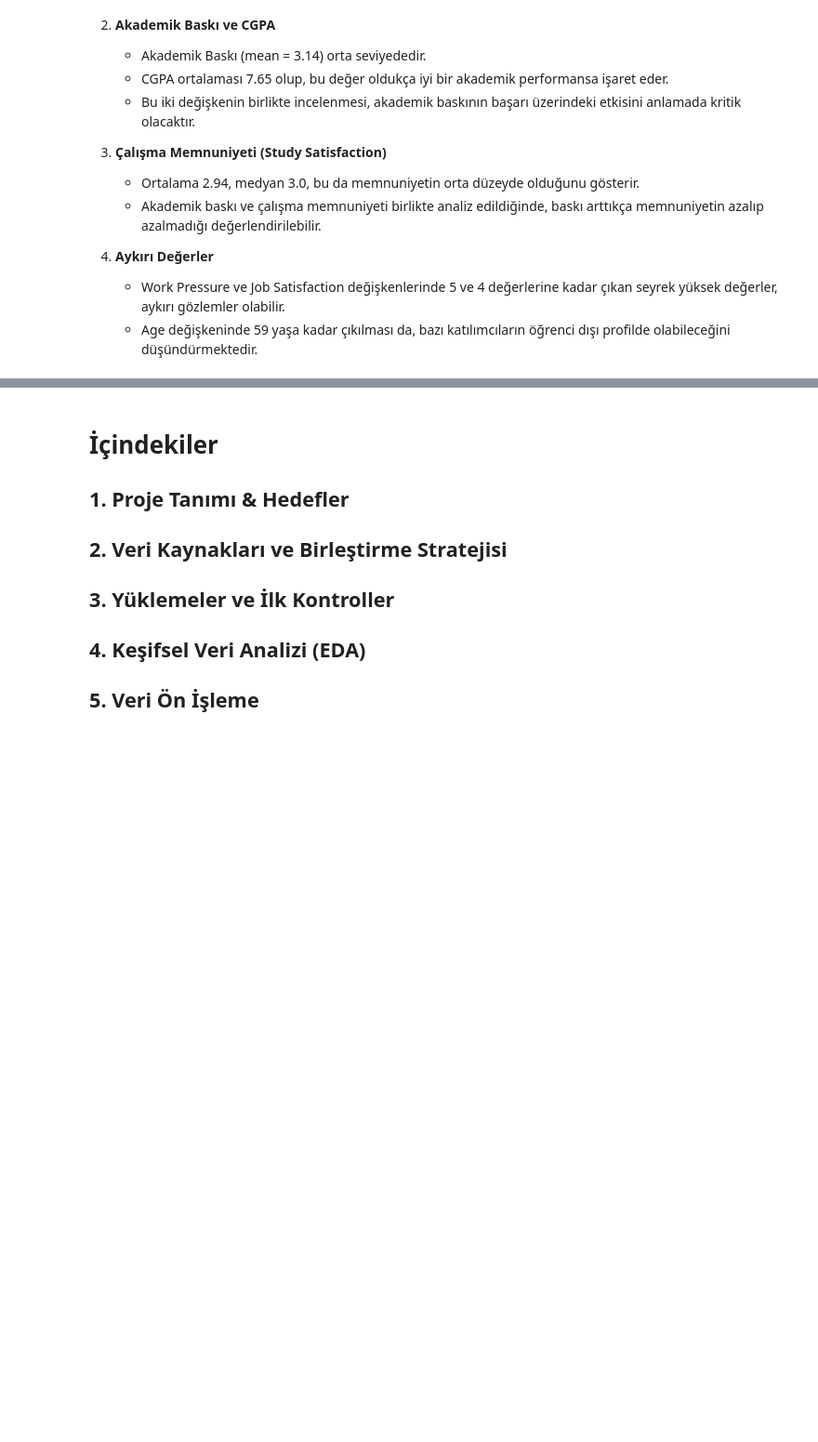
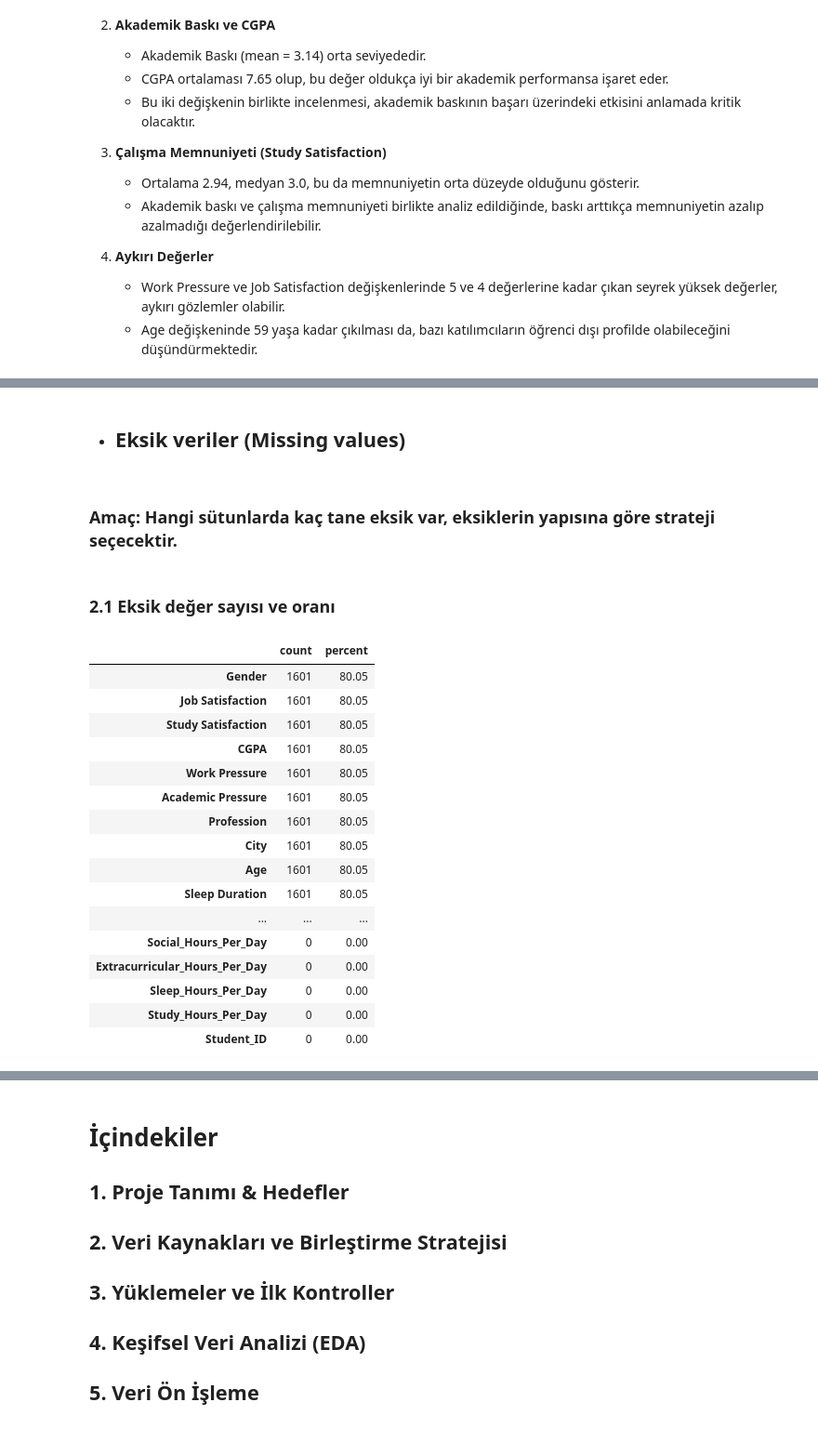
Before and after one commit to baafbass/UniMind, a Jupyter notebook: UniMind.ipynb, the cells around one changed output, grey strips where cells are left out. Shown at 93% size. Cells and saved outputs as stored; diff of their text form; code cells hidden in the pictures; blank space fills up the shorter version.

```diff
--- a/UniMind.ipynb
+++ b/UniMind.ipynb
@@ -219,0 +350,28 @@ files in current directory
+# %% [markdown]
+- ## Eksik veriler (Missing values)
+# %% [markdown]
+### **Amaç:** Hangi sütunlarda kaç tane eksik var, eksiklerin yapısına göre strateji seçecektir.
+# %% [markdown]
+### 2.1 Eksik değer sayısı ve oranı
+# %%
+miss = merged_df.isnull().sum().sort_values(ascending=False)
+miss_percent = (miss / len(merged_df) * 100).round(2)
+pd.concat([miss, miss_percent], axis=1, keys=['count', 'percent']).head(30)
+# %% [output]
+|  | count | percent |
+| Gender | 1601 | 80.05 |
+| Job Satisfaction | 1601 | 80.05 |
+| Study Satisfaction | 1601 | 80.05 |
+| CGPA | 1601 | 80.05 |
+| Work Pressure | 1601 | 80.05 |
+| Academic Pressure | 1601 | 80.05 |
+| Profession | 1601 | 80.05 |
+| City | 1601 | 80.05 |
+| Age | 1601 | 80.05 |
+| Sleep Duration | 1601 | 80.05 |
+| ... | ... | ... |
+| Social_Hours_Per_Day | 0 | 0.00 |
+| Extracurricular_Hours_Per_Day | 0 | 0.00 |
+| Sleep_Hours_Per_Day | 0 | 0.00 |
+| Study_Hours_Per_Day | 0 | 0.00 |
+| Student_ID | 0 | 0.00 |
```
Also changed, not shown: parts of 72 cells of this notebook, 1 other file.
